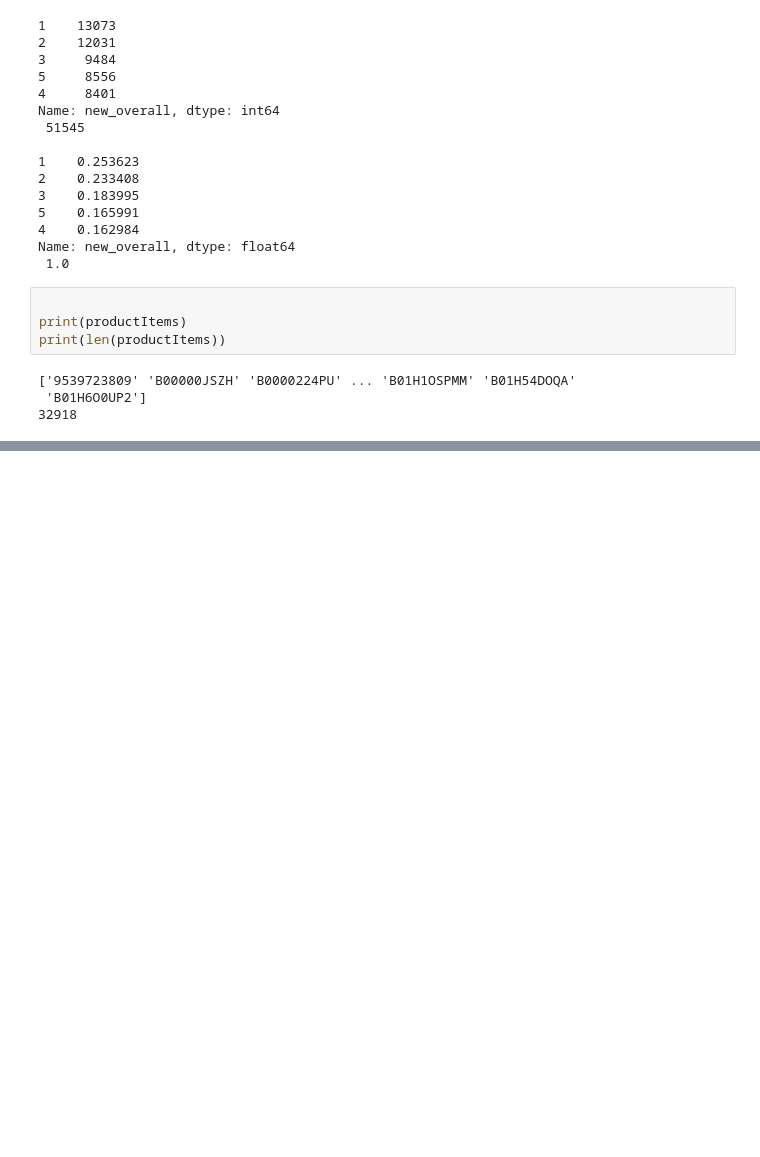
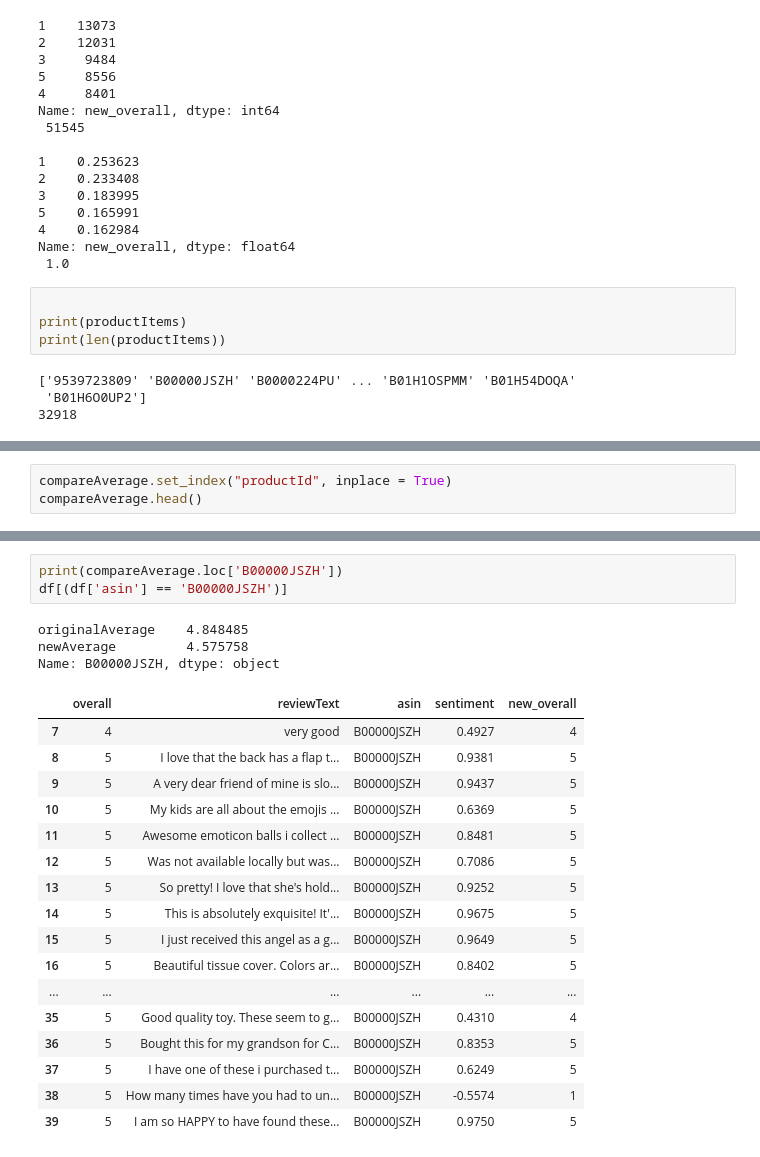
Before and after one commit to ESadik0908/Dissertation, a Jupyter notebook: Notebooks/Vader Sentiment Analysis Results.ipynb, the cells around one changed output, grey strips where cells are left out. Drawn from its saved outputs; the diff is of its cells as text; blank space fills up the shorter version.

```diff
--- a/Notebooks/Vader Sentiment Analysis Results.ipynb
+++ b/Notebooks/Vader Sentiment Analysis Results.ipynb
@@ -249,0 +233,3 @@ print(averageDiff/len(compareAverage))
+# %%
+compareAverage.set_index("productId", inplace = True)
+compareAverage.head()
@@ -249,0 +269,24 @@ print(averageDiff/len(compareAverage))
+# %%
+print(compareAverage.loc['B00000JSZH'])
+df[(df['asin'] == 'B00000JSZH')]
+# %% [output]
+originalAverage    4.848485
+newAverage         4.575758
+Name: B00000JSZH, dtype: object
+|  | overall | reviewText | asin | sentiment | new_overall |
+| 7 | 4 | very good | B00000JSZH | 0.4927 | 4 |
+| 8 | 5 | I love that the back has a flap t... | B00000JSZH | 0.9381 | 5 |
+| 9 | 5 | A very dear friend of mine is slo... | B00000JSZH | 0.9437 | 5 |
+| 10 | 5 | My kids are all about the emojis ... | B00000JSZH | 0.6369 | 5 |
+| 11 | 5 | Awesome emoticon balls i collect ... | B00000JSZH | 0.8481 | 5 |
+| 12 | 5 | Was not available locally but was... | B00000JSZH | 0.7086 | 5 |
+| 13 | 5 | So pretty! I love that she's hold... | B00000JSZH | 0.9252 | 5 |
+| 14 | 5 | This is absolutely exquisite! It'... | B00000JSZH | 0.9675 | 5 |
+| 15 | 5 | I just received this angel as a g... | B00000JSZH | 0.9649 | 5 |
+| 16 | 5 | Beautiful tissue cover. Colors ar... | B00000JSZH | 0.8402 | 5 |
+| ... | ... | ... | ... | ... | ... |
+| 35 | 5 | Good quality toy. These seem to g... | B00000JSZH | 0.4310 | 4 |
+| 36 | 5 | Bought this for my grandson for C... | B00000JSZH | 0.8353 | 5 |
+| 37 | 5 | I have one of these i purchased t... | B00000JSZH | 0.6249 | 5 |
+| 38 | 5 | How many times have you had to un... | B00000JSZH | -0.5574 | 1 |
+| 39 | 5 | I am so HAPPY to have found these... | B00000JSZH | 0.9750 | 5 |
```
Also changed, not shown: parts of 8 cells of this notebook.
